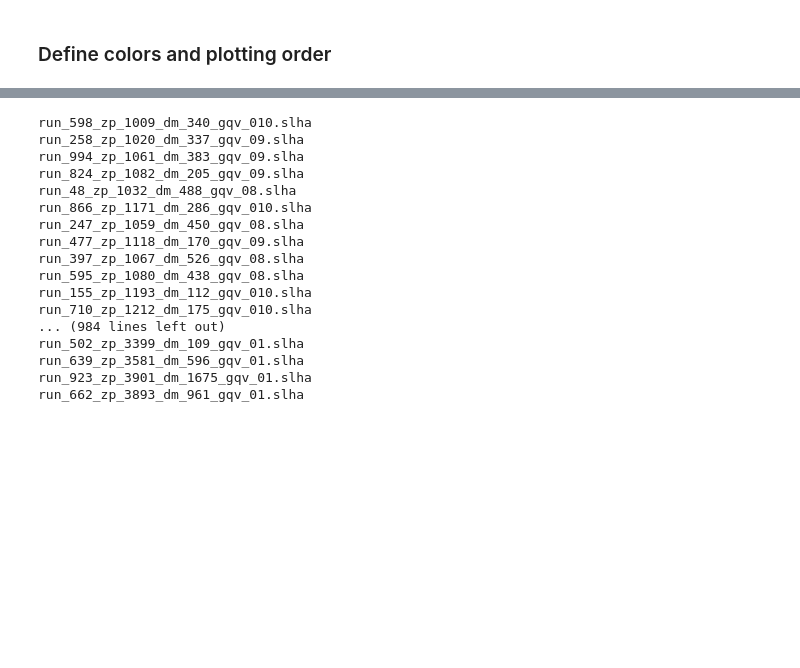
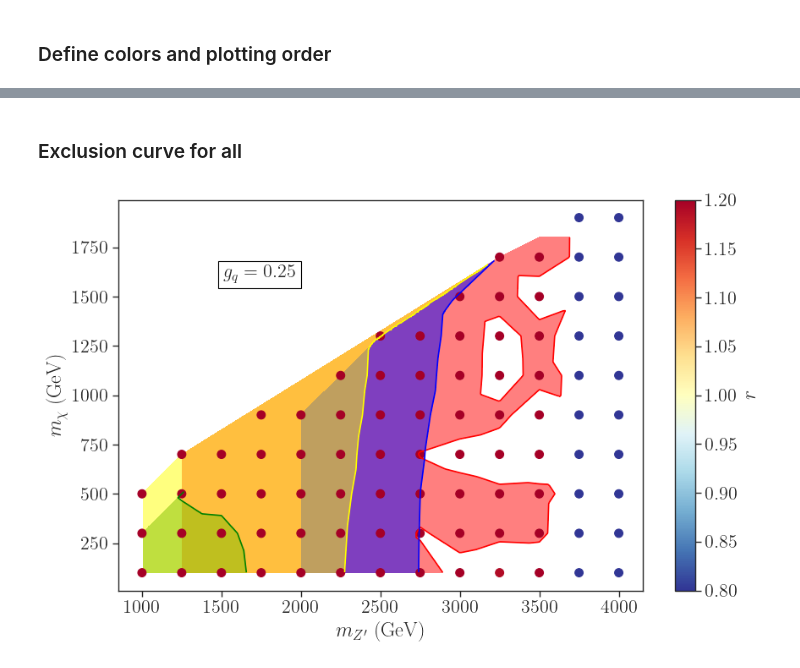
Before and after one commit to SModelS/smodelsv3-paper, a Jupyter notebook: notebooks/SmodelS/plots-2MDM-Copy1.ipynb, the cells around one changed output, grey strips where cells are left out. Drawn from its saved outputs; the diff is of its cells as text; code cells hidden in the pictures; blank space fills up the shorter version.

```diff
--- a/notebooks/SmodelS/plots-2MDM-Copy1.ipynb
+++ b/notebooks/SmodelS/plots-2MDM-Copy1.ipynb
@@ -219,21 +210,2 @@ Name: extpar.4, Length: 1000, dtype: float64
-# %%
-for file in dataDF['filename']:
-    print(file)
-# %% [output]
-run_598_zp_1009_dm_340_gqv_010.slha
-run_258_zp_1020_dm_337_gqv_09.slha
-run_994_zp_1061_dm_383_gqv_09.slha
-run_824_zp_1082_dm_205_gqv_09.slha
-run_48_zp_1032_dm_488_gqv_08.slha
-run_866_zp_1171_dm_286_gqv_010.slha
-run_247_zp_1059_dm_450_gqv_08.slha
-run_477_zp_1118_dm_170_gqv_09.slha
-run_397_zp_1067_dm_526_gqv_08.slha
-run_595_zp_1080_dm_438_gqv_08.slha
-run_155_zp_1193_dm_112_gqv_010.slha
-run_710_zp_1212_dm_175_gqv_010.slha
-... (984 lines left out)
-run_502_zp_3399_dm_109_gqv_01.slha
-run_639_zp_3581_dm_596_gqv_01.slha
-run_923_zp_3901_dm_1675_gqv_01.slha
-run_662_zp_3893_dm_961_gqv_01.slha
+# %% [markdown]
+### Exclusion curve for all
@@ -239,0 +224,54 @@ run_662_zp_3893_dm_961_gqv_01.slha
+# %%
+gqv = 0.25
+data = {}
+for ana in analysis:
+    data[ana] = {'r': [], 'mchi': [], 'mzp': []}
+
+for ana in analysis:
+    for c in cols:
+        p = dataDF.columns.get_loc(c)
+        r = dataDF[dataDF.columns[p+5]][(dataDF[c] == ana)&(dataDF['extpar.2']==gqv)].tolist()
+        m1 = dataDF[(dataDF[c] == ana)&(dataDF['extpar.2']==gqv)]['mass.9000006'].tolist()
+        m2 = dataDF[(dataDF[c] == ana)&(dataDF['extpar.2']==gqv)]['mass.9900032'].tolist()
+
+        for i, m in enumerate(m1):
+            data[ana]['mchi'].append(m)
+            data[ana]['mzp'].append(m2[i])
+            data[ana]['r'].append(r[i])
+# %%
+colors=['red', 'blue', 'green', 'yellow']
+# %%
+cm = plt.cm.get_cmap('RdYlBu_r')
+plt.figure(figsize=(10,6))
+
+# Select points
+# gqv = 0.25
+x = dataDF['mass.9900032'][dataDF['extpar.2']==gqv]
+y = dataDF['mass.9000006'][dataDF['extpar.2']==gqv]
+c = dataDF['ExptRes.result0.r'][dataDF['extpar.2']==gqv]
+
+# ignore = ['ATLAS-EXOT-2019-03']
+# Contour plots
+for i, ana in enumerate(analysis):
+#     if any(val in ana for val in ignore): continue
+    rData = data[ana]['r']
+    pts = np.array([y for y in product(np.linspace(900.,4100.,300),np.linspace(0.,1800.,300))])
+    rPts = griddata(list(zip(data[ana]['mzp'],data[ana]['mchi'])),rData,pts)
+    pts = pts[~np.isnan(rPts)]
+    rPts = rPts[~np.isnan(rPts)]
+    plt.tricontour(pts[:,0],pts[:,1],rPts,levels=[1.0], colors=colors[i])
+    plt.tricontourf(pts[:,0], pts[:,1], rPts, levels=[1.0, max(rPts)], alpha=0.5,
+                    colors=colors[i])
+
+plt.scatter(x,y,c=c,s=50,cmap=cm, vmin=0.8,vmax=1.2)
+# # plt.plot([x.min(),x.max()],[x.min(),x.max()],'--')
+plt.colorbar(label=r'$r$')
+plt.xlabel(r'$m_{Z^{\prime}}$ (GeV)')
+plt.ylabel(r'$m_{\chi}$ (GeV)')
+plt.text(0.2,0.8,r"$g_{q} = %1.2f$" %gqv,fontsize=16,bbox=dict(facecolor='white', edgecolor='black'),
+         transform = plt.gca().transAxes)
+
+# plt.legend()
+plt.show()
+# %% [output]
+[figure, added]
```
Also changed, not shown: parts of 15 cells of this notebook, 5 other files.
